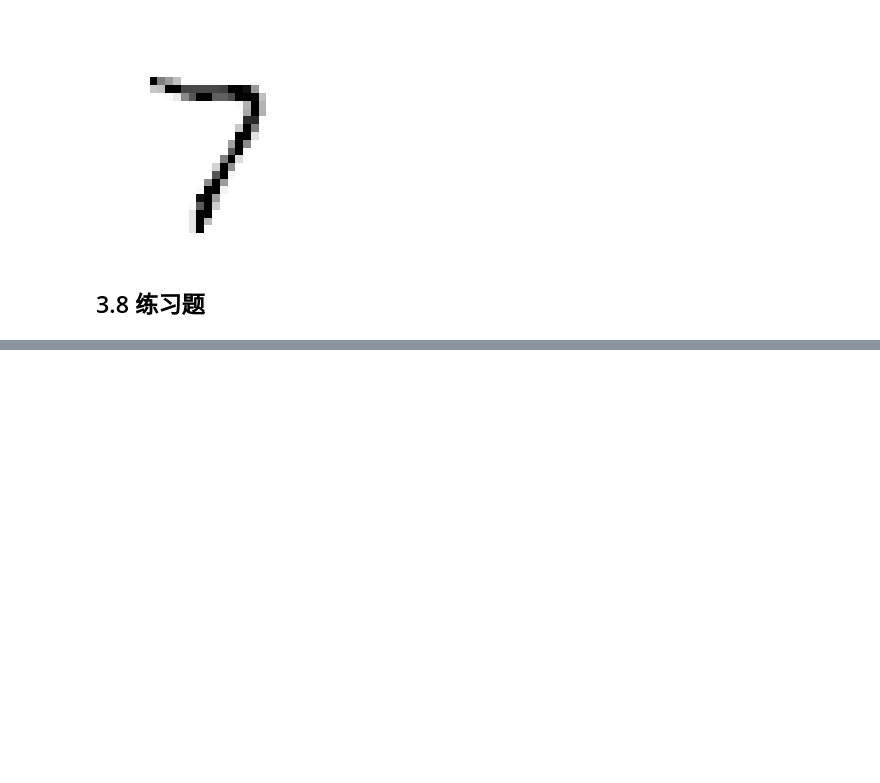
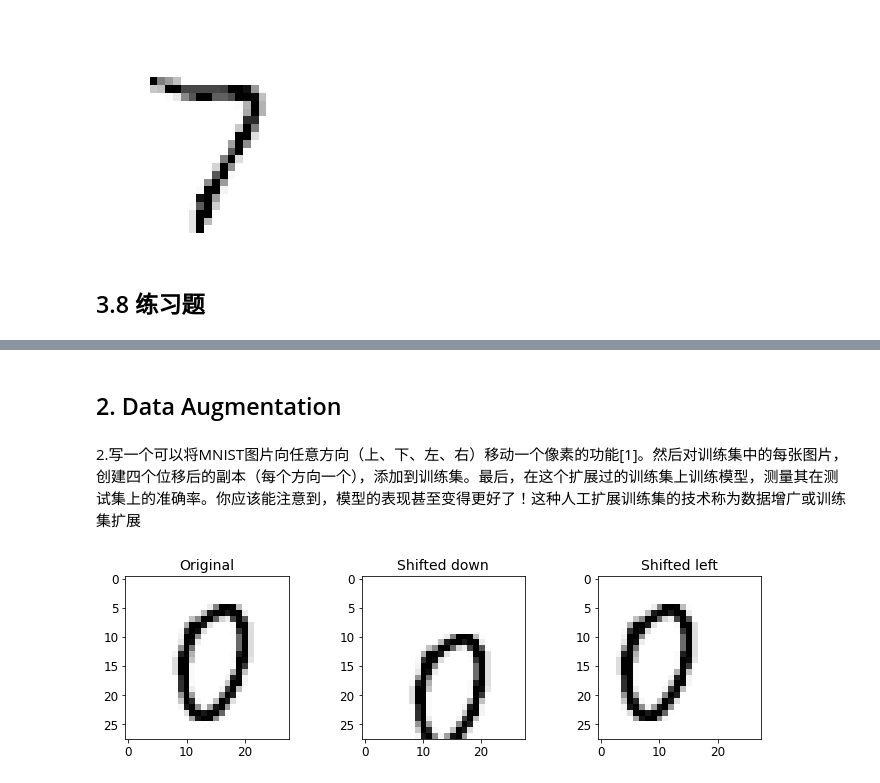
Before and after one commit to Vuean/Hands-On-ML, a Jupyter notebook: Chapter3/03_classification.ipynb, the cells around one changed output, grey strips where cells are left out. Saved outputs shown, nothing was run; the diff lists cells and outputs as text; code cells hidden in the pictures; blank space fills up the shorter version.

```diff
--- a/Chapter3/03_classification.ipynb
+++ b/Chapter3/03_classification.ipynb
@@ -569,0 +574,11 @@ plot_digit(clean_digit)
+# %%
+from sklearn.model_selection import GridSearchCV
+param_grid = [{'weights': ["uniform", "distance"], 'n_neighbors': [3, 4, 5]}]
+
+knn_clf = KNeighborsClassifier()
+grid_search=GridSearchCV(knn_clf,param_grid, cv=5, verbose=3)
+grid_search.fit(X_train, y_train)
+# %% [markdown]
+## 2. Data Augmentation
+# %% [markdown]
+2.写一个可以将MNIST图片向任意方向（上、下、左、右）移动一个像素的功能[1]。然后对训练集中的每张图片，创建四个位移后的副本（每个方向一个），添加到训练集。最后，在这个扩展过的训练集上训练模型，测量其在测试集上的准确率。你应该能注意到，模型的表现甚至变得更好了！这种人工扩展训练集的技术称为数据增广或训练集扩展
@@ -569,0 +587,23 @@ plot_digit(clean_digit)
+# %%
+def shift_image(image, dx, dy):
+    image = image.reshape((28, 28))
+    shifted_image = shift(image, [dy, dx], cval=0, mode="constant")
+    return shifted_image
+# %%
+image = X_train[1000]
+shifted_image_down = shift_image(image, 0, 5)
+shifted_image_left = shift_image(image, -5, 0)
+
+plt.figure(figsize=(12, 3))
+plt.subplot(131)
+plt.title("Original", fontsize=14)
+plt.imshow(image.reshape(28, 28), interpolation="nearest", cmap="Greys")
+plt.subplot(132)
+plt.title("Shifted down", fontsize=14)
+plt.imshow(shifted_image_down.reshape(28, 28), interpolation="nearest", cmap="Greys")
+plt.subplot(133)
+plt.title("Shifted left", fontsize=14)
+plt.imshow(shifted_image_left.reshape(28, 28), interpolation="nearest", cmap="Greys")
+plt.show()
+# %% [output]
+[figure, added]
```
Also changed, not shown: parts of 3 cells of this notebook, 7 other files.
